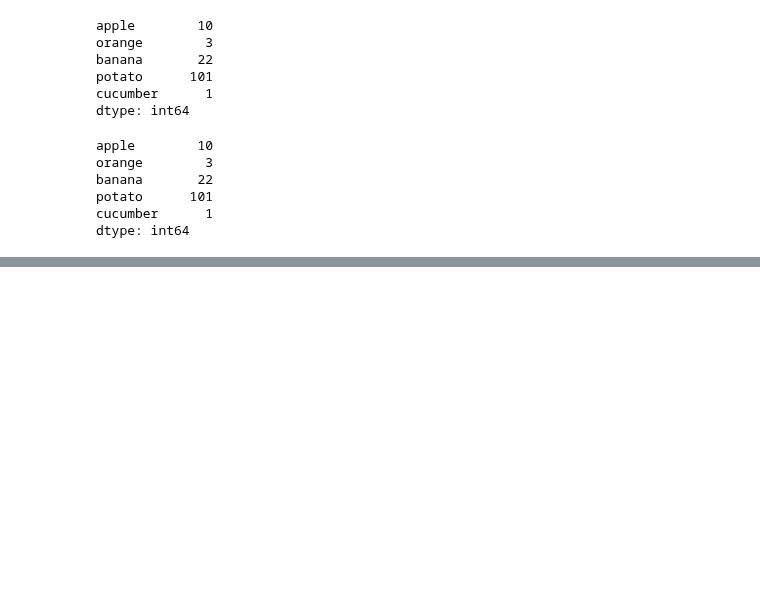
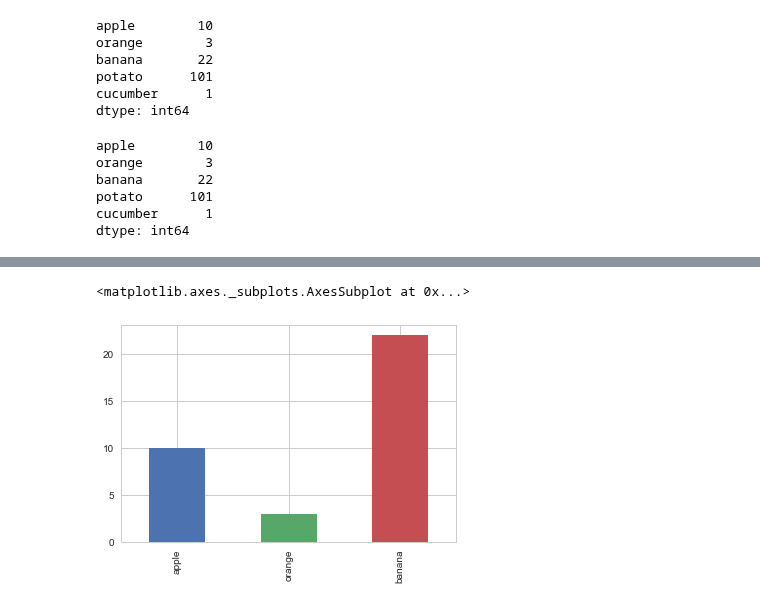
Before and after one commit to fangohr/introduction-to-python-for-computational-science-and-engineering, a Jupyter notebook: 17-pandas.ipynb, the cells around one changed output, grey strips where cells are left out. Drawn from its saved outputs; the diff is of its cells as text; code cells hidden in the pictures; blank space fills up the shorter version.

```diff
--- a/17-pandas.ipynb
+++ b/17-pandas.ipynb
@@ -136,0 +227,5 @@ dtype: int64
+# %%
+stock.plot.bar()
+# %% [output]
+<matplotlib.axes._subplots.AxesSubplot at 0x...>
+[figure, added]
```
Also changed, not shown: parts of 35 cells of this notebook.
